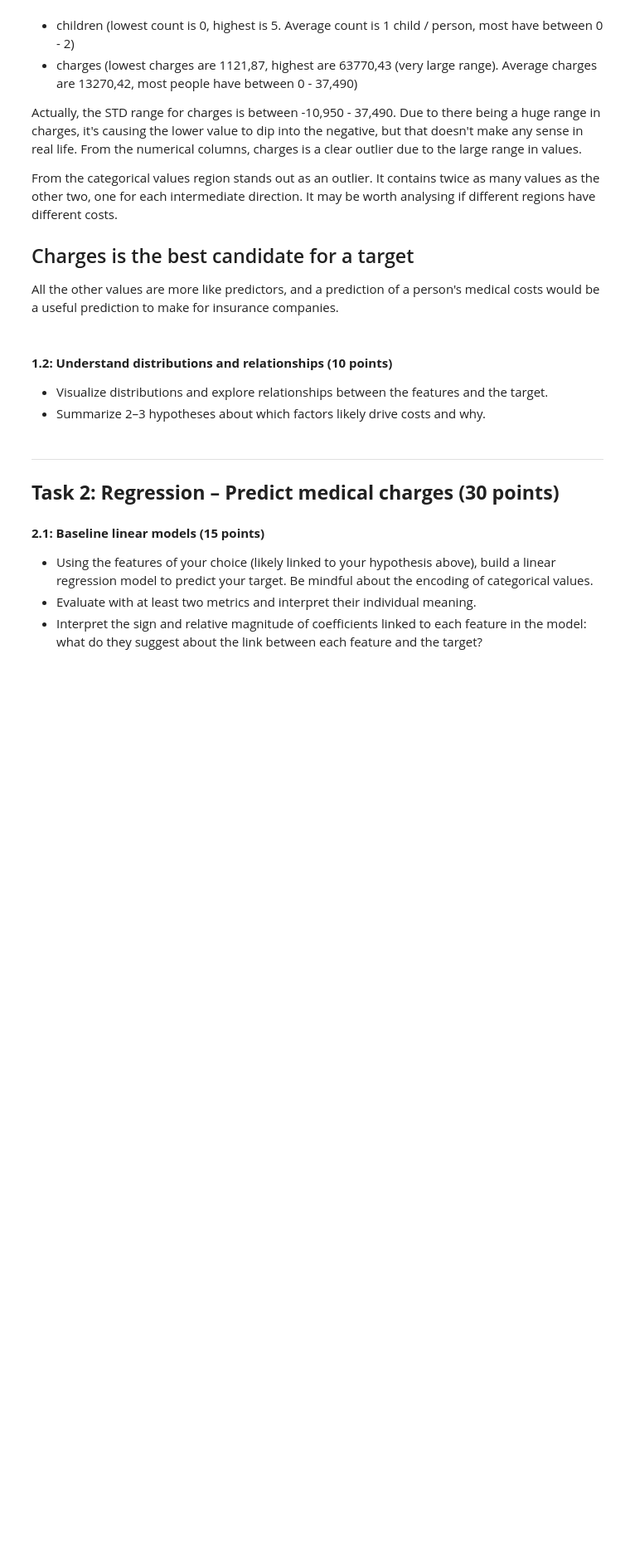
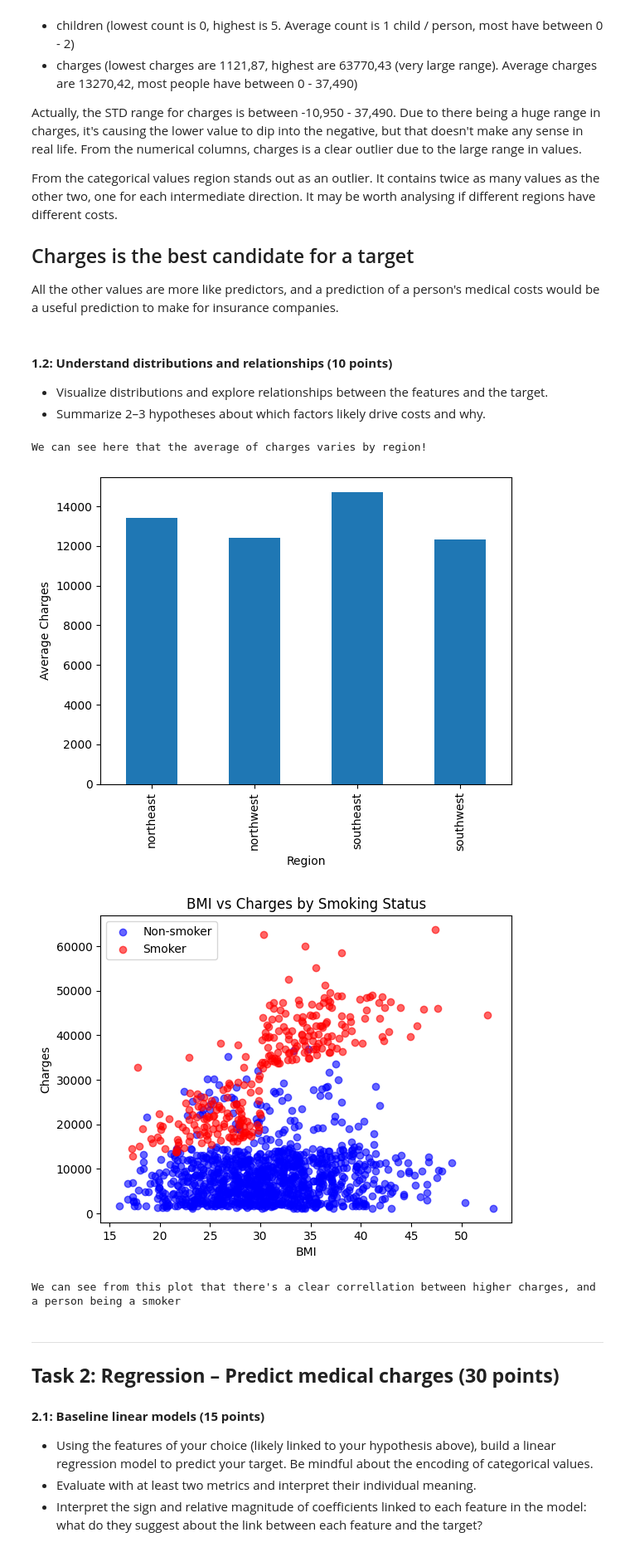
Before and after one commit to Lord-of-Waffles/GradedLabMLIntro, a Jupyter notebook: Graded_lab_2025.ipynb, the cells around one changed output. Shown at 83% size. Cells and saved outputs as stored; diff of their text form; code cells hidden in the pictures; blank space fills up the shorter version.

Commit message:
added some charts for task 1.2

```diff
--- a/Graded_lab_2025.ipynb
+++ b/Graded_lab_2025.ipynb
@@ -83,6 +83,34 @@ All the other values are more like predictors, and a prediction of a person's me
 - Summarize 2–3 hypotheses about which factors likely drive costs and why.
 # %%
 # Task 1.2
+print("We can see here that the average of charges varies by region!")
+insurance_frame.groupby("region")["charges"].mean().plot(kind="bar")
+plt.ylabel("Average Charges")
+plt.xlabel("Region")
+plt.show()
+
+# Separate the data into smokers and non-smokers
+smokers = insurance_frame[insurance_frame["smoker"] == "yes"]
+non_smokers = insurance_frame[insurance_frame["smoker"] == "no"]
+
+# Plot each group with different colors
+plt.scatter(non_smokers["bmi"], non_smokers["charges"],
+            alpha=0.6, label="Non-smoker", color="blue")
+plt.scatter(smokers["bmi"], smokers["charges"],
+            alpha=0.6, label="Smoker", color="red")
+
+plt.xlabel("BMI")
+plt.ylabel("Charges")
+plt.title("BMI vs Charges by Smoking Status")
+plt.legend()
+plt.show()
+
+print("We can see from this plot that there's a clear correllation between higher charges, and a person being a smoker")
+# %% [output]
+We can see here that the average of charges varies by region!
+[figure, added]
+[figure, added]
+We can see from this plot that there's a clear correllation between higher charges, and a person being a smoker
 # %% [markdown]
 
 ---
```
Also changed, not shown: parts of 1 cell of this notebook.
